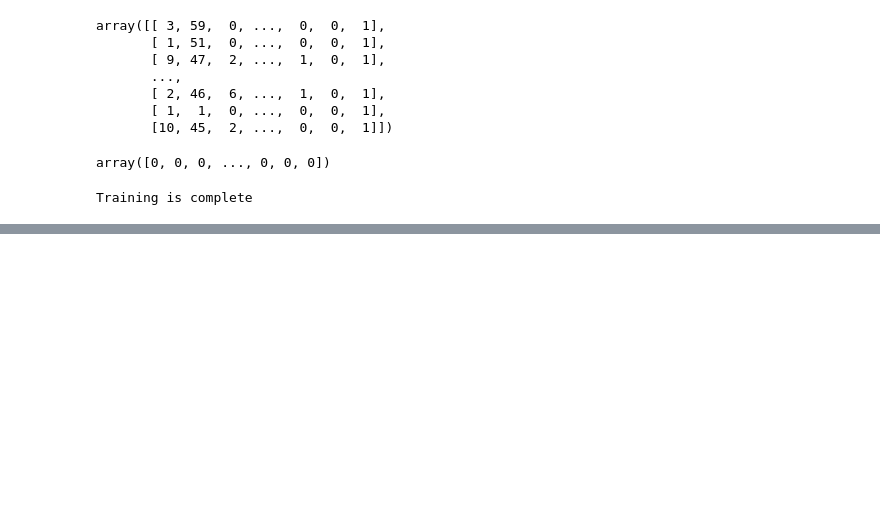
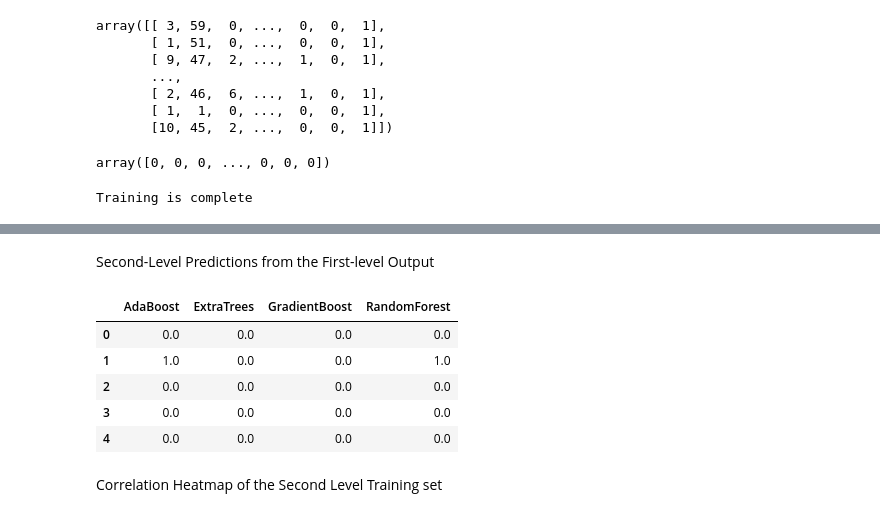
Before and after one commit to hvu815/Data-Analysis, a Jupyter notebook: analysis_notebooks/exploring2.ipynb, the cells around one changed output, grey strips where cells are left out. Saved outputs shown, nothing was run; the diff lists cells and outputs as text; code cells hidden in the pictures; blank space fills up the shorter version.

```diff
--- a/analysis_notebooks/exploring2.ipynb
+++ b/analysis_notebooks/exploring2.ipynb
@@ -237,10 +237,10 @@ array([0, 0, 0, ..., 0, 0, 0])
 # %%
 # Create our OOF train and test predictions. These base results will be used as new features
 et_oof_train, et_oof_test = get_oof(et, x_train, y_train, x_test) # Extra Trees
-#rf_oof_train, rf_oof_test = get_oof(rf,x_train, y_train, x_test) # Random Forest
-#ada_oof_train, ada_oof_test = get_oof(ada, x_train, y_train, x_test) # AdaBoost
-#gb_oof_train, gb_oof_test = get_oof(gb,x_train, y_train, x_test) # Gradient Boost
-#svc_oof_train, svc_oof_test = get_oof(svc,x_train, y_train, x_test) # Support Vector Classifier
+rf_oof_train, rf_oof_test = get_oof(rf,x_train, y_train, x_test) # Random Forest
+ada_oof_train, ada_oof_test = get_oof(ada, x_train, y_train, x_test) # AdaBoost
+gb_oof_train, gb_oof_test = get_oof(gb,x_train, y_train, x_test) # Gradient Boost
+svc_oof_train, svc_oof_test = get_oof(svc,x_train, y_train, x_test) # Support Vector Classifier
 
 print("Training is complete")
 # %% [output]
@@ -247,0 +577,18 @@ Training is complete
+# %% [markdown]
+Second-Level Predictions from the First-level Output
+# %%
+base_predictions_train = pd.DataFrame( {'RandomForest': rf_oof_train.ravel(),
+     'ExtraTrees': et_oof_train.ravel(),
+     'AdaBoost': ada_oof_train.ravel(),
+      'GradientBoost': gb_oof_train.ravel()
+    })
+base_predictions_train.head()
+# %% [output]
+|  | AdaBoost | ExtraTrees | GradientBoost | RandomForest |
+| 0 | 0.0 | 0.0 | 0.0 | 0.0 |
+| 1 | 1.0 | 0.0 | 0.0 | 1.0 |
+| 2 | 0.0 | 0.0 | 0.0 | 0.0 |
+| 3 | 0.0 | 0.0 | 0.0 | 0.0 |
+| 4 | 0.0 | 0.0 | 0.0 | 0.0 |
+# %% [markdown]
+Correlation Heatmap of the Second Level Training set
```
Also changed, not shown: parts of 11 cells of this notebook.
